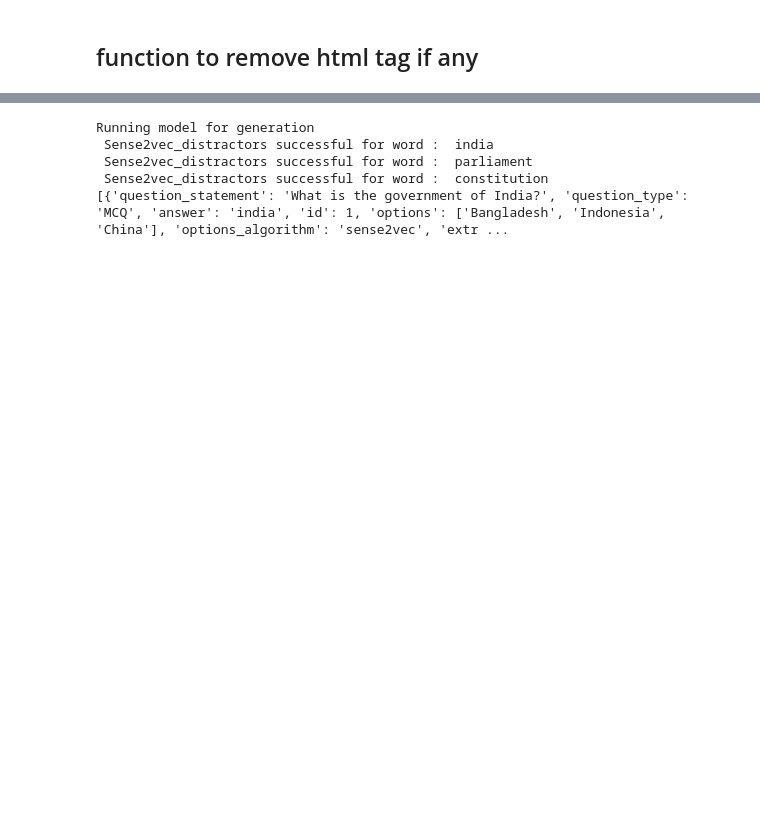
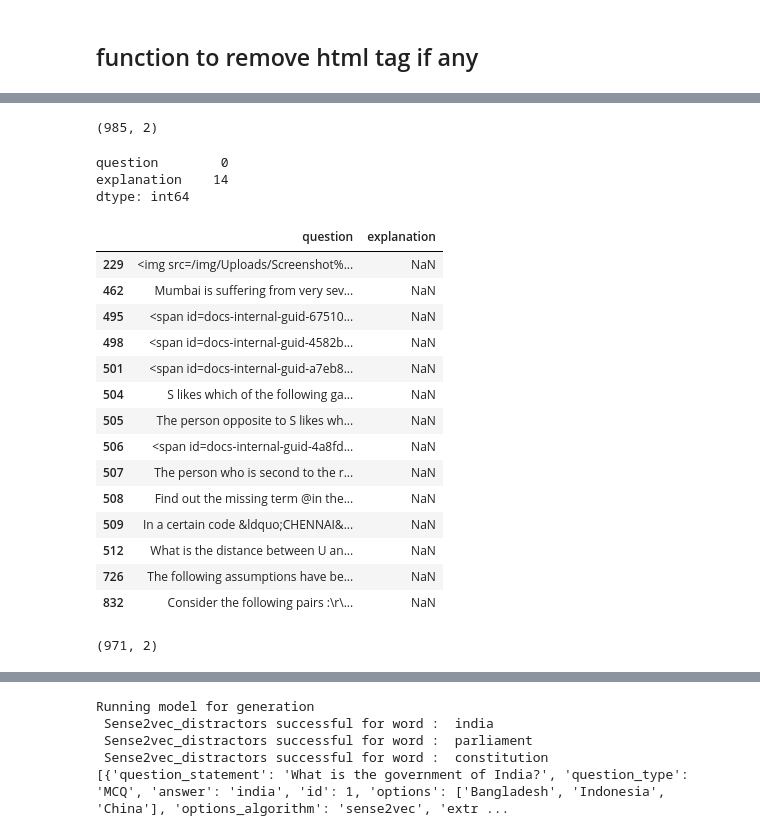
Before and after one commit to plaban1981/POCs, a Jupyter notebook: Question_Generation_edtech_poc.ipynb, the cells around one changed output, grey strips where cells are left out. Drawn from its saved outputs; the diff is of its cells as text; code cells hidden in the pictures; blank space fills up the shorter version.

```diff
--- a/Question_Generation_edtech_poc.ipynb
+++ b/Question_Generation_edtech_poc.ipynb
@@ -141,3 +143,5 @@ df.head()
 | 2 | 118 | 1 | 12 | 26 | 34 | 2 | NaN | With reference to history of Urba... | 1 only | 2 only | ... |
 | 3 | 119 | 1 | 8 | 40 | 54 | 3 | NaN | Consider the following statements... | 1 only | 2 only | ... |
 | 4 | 120 | 1 | 5 | 41 | 55 | 2 | NaN | Consider the following statements... | 1 only | 1 and 2 only | ... |
+# %%
+dataset = df[['question','explanation']].copy()
@@ -187,0 +296,33 @@ payload ={"input_text":cleantext}
+# %%
+dataset.shape
+# %% [output]
+(985, 2)
+# %%
+dataset.isnull().sum()
+# %% [output]
+question        0
+explanation    14
+dtype: int64
+# %%
+dataset[dataset['explanation'].isnull()]
+# %% [output]
+|  | question | explanation |
+| 229 | <img src=/img/Uploads/Screenshot%... | NaN |
+| 462 | Mumbai is suffering from very sev... | NaN |
+| 495 | <span id=docs-internal-guid-67510... | NaN |
+| 498 | <span id=docs-internal-guid-4582b... | NaN |
+| 501 | <span id=docs-internal-guid-a7eb8... | NaN |
+| 504 | S likes which of the following ga... | NaN |
+| 505 | The person opposite to S likes wh... | NaN |
+| 506 | <span id=docs-internal-guid-4a8fd... | NaN |
+| 507 | The person who is second to the r... | NaN |
+| 508 | Find out the missing term @in the... | NaN |
+| 509 | In a certain code &ldquo;CHENNAI&... | NaN |
+| 512 | What is the distance between U an... | NaN |
+| 726 | The following assumptions have be... | NaN |
+| 832 | Consider the following pairs :\r\... | NaN |
+# %%
+data = dataset.dropna()
+data.shape
+# %% [output]
+(971, 2)
```
Also changed, not shown: parts of 48 cells of this notebook.
